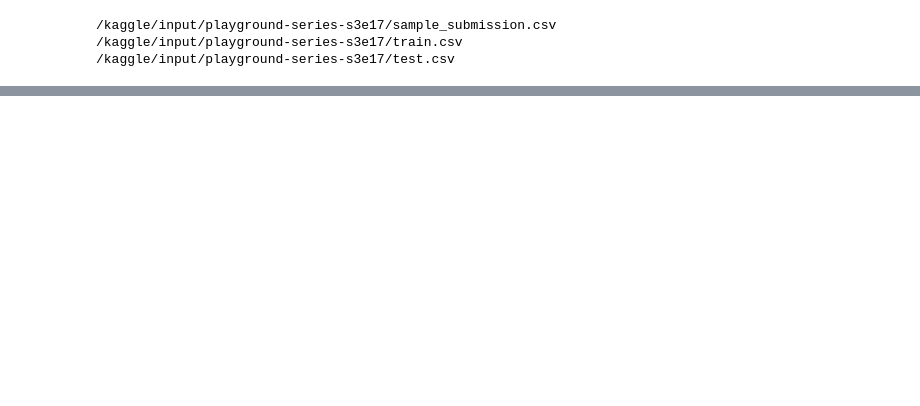
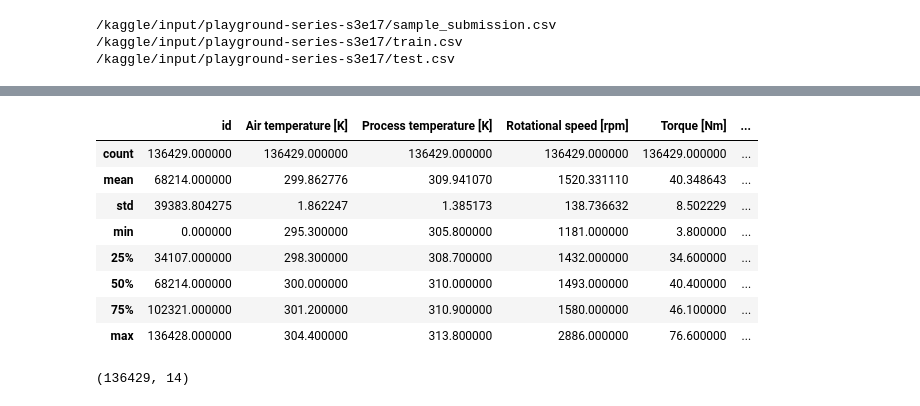
Before and after one commit to sharmilat29/Kaggle-Machine-Failure-Classification-Algorithms, a Jupyter notebook: machine-failure-binary-classification.ipynb, the cells around one changed output, grey strips where cells are left out. Drawn from its saved outputs; the diff is of its cells as text; code cells hidden in the pictures; blank space fills up the shorter version.

```diff
--- a/machine-failure-binary-classification.ipynb
+++ b/machine-failure-binary-classification.ipynb
@@ -22,0 +65,18 @@ for dirname, _, filenames in os.walk('/kaggle/input'):
+# %%
+df.nunique(axis = 0)
+df.describe().apply(lambda s: s.apply(lambda x: format(x, 'f')))
+# %% [output]
+|  | id | Air temperature [K] | Process temperature [K] | Rotational speed [rpm] | Torque [Nm] | ... |
+| count | 136429.000000 | 136429.000000 | 136429.000000 | 136429.000000 | 136429.000000 | ... |
+| mean | 68214.000000 | 299.862776 | 309.941070 | 1520.331110 | 40.348643 | ... |
+| std | 39383.804275 | 1.862247 | 1.385173 | 138.736632 | 8.502229 | ... |
+| min | 0.000000 | 295.300000 | 305.800000 | 1181.000000 | 3.800000 | ... |
+| 25% | 34107.000000 | 298.300000 | 308.700000 | 1432.000000 | 34.600000 | ... |
+| 50% | 68214.000000 | 300.000000 | 310.000000 | 1493.000000 | 40.400000 | ... |
+| 75% | 102321.000000 | 301.200000 | 310.900000 | 1580.000000 | 46.100000 | ... |
+| max | 136428.000000 | 304.400000 | 313.800000 | 2886.000000 | 76.600000 | ... |
+# %%
+df.dropna(axis = 0)
+df.shape
+# %% [output]
+(136429, 14)
```
Also changed, not shown: parts of 9 cells of this notebook.
